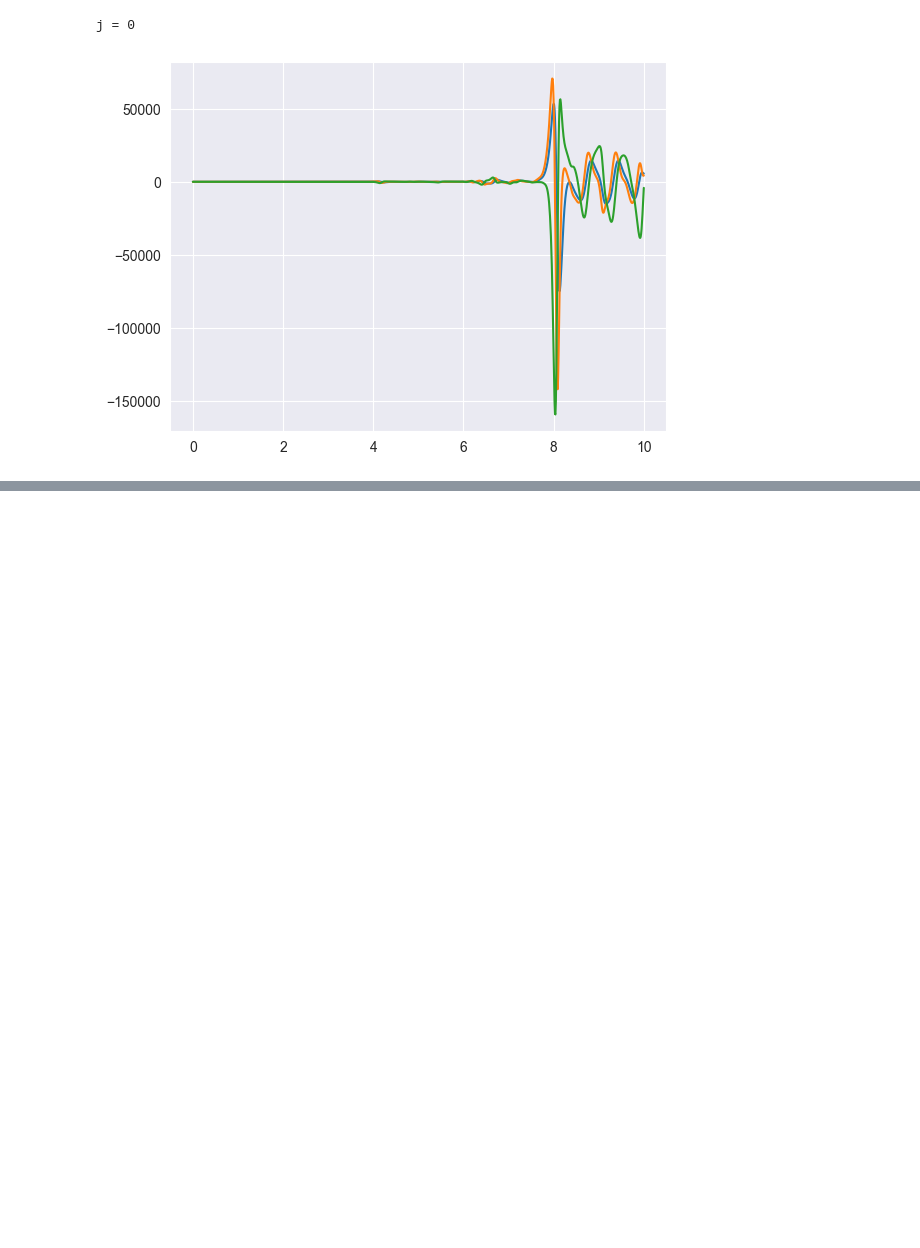
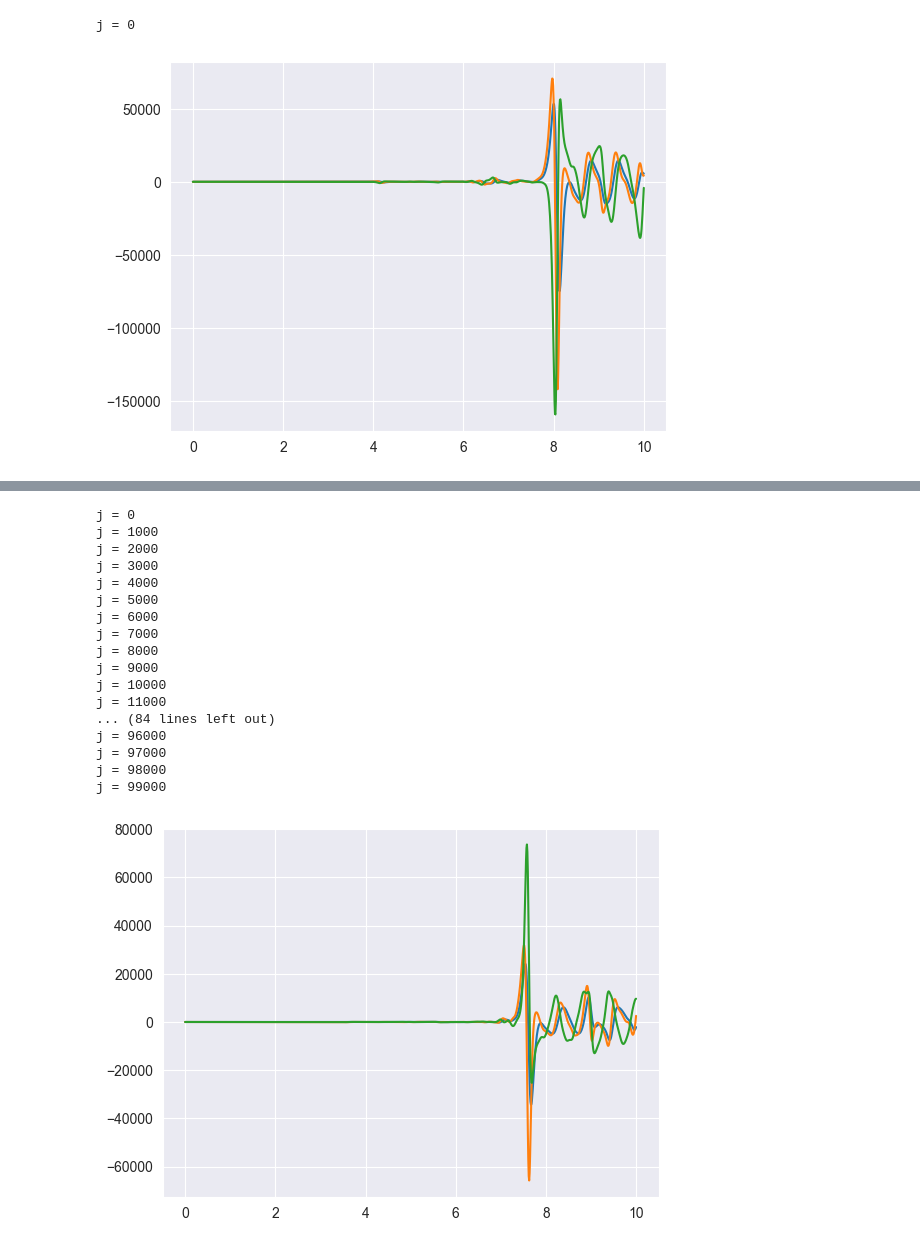
Before and after one commit to viewyan/DAC23, a Jupyter notebook: Weather/weather.ipynb, the cells around one changed output, grey strips where cells are left out. Drawn from its saved outputs; the diff is of its cells as text; code cells hidden in the pictures; blank space fills up the shorter version.

```diff
--- a/Weather/weather.ipynb
+++ b/Weather/weather.ipynb
@@ -73,0 +104,37 @@ j = 0
+# %%
+M = 100000
+response = zeros((N+1, 3))
+
+for j in range(M):
+    response += rk_integrate(x)[:,3:]
+    if j%1000 == 0:
+        print (f"j = {j}")
+        #print (f"j = {j}, response = {response/(j+1)}")
+    x[3:] = deltaf
+
+response /= M
+
+figure()
+tt = linspace(0, T, N+1)
+plot(tt, response)
+
+show()
+# %% [output]
+j = 0
+j = 1000
+j = 2000
+j = 3000
+j = 4000
+j = 5000
+j = 6000
+j = 7000
+j = 8000
+j = 9000
+j = 10000
+j = 11000
+... (84 lines left out)
+j = 96000
+j = 97000
+j = 98000
+j = 99000
+[figure, added]
```
Also changed, not shown: parts of 4 cells of this notebook, 13 other files.
